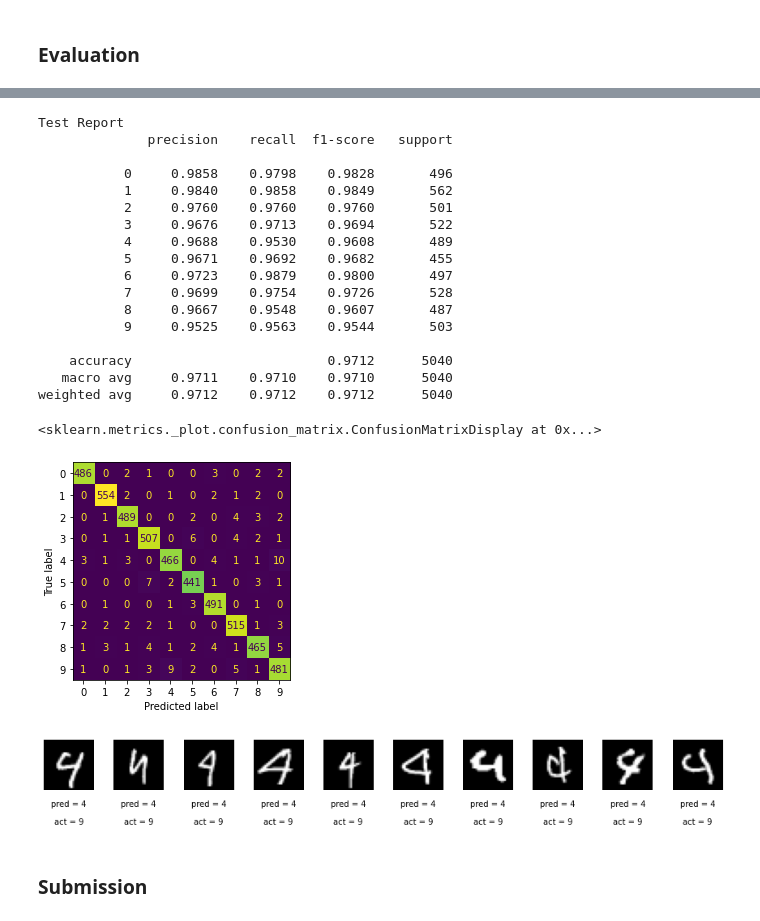
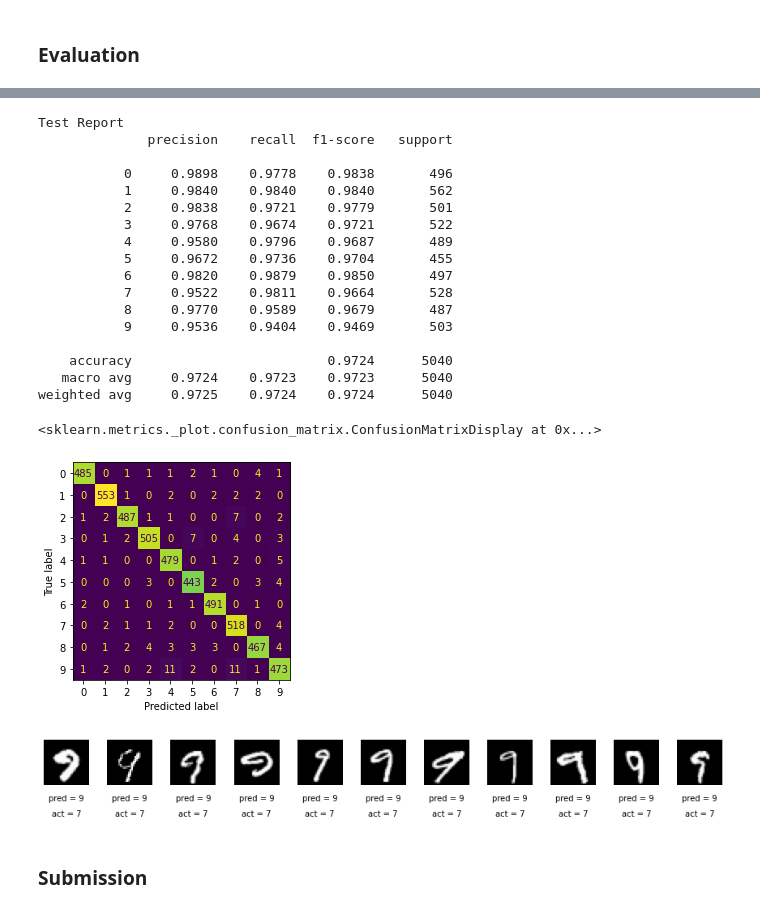
Before and after one commit to roma-glushko/kaggle-digit-recognizer, a Jupyter notebook: index.ipynb, the cells around one changed output, grey strips where cells are left out. Saved outputs shown, nothing was run; the diff lists cells and outputs as text; code cells hidden in the pictures.

```diff
--- a/index.ipynb
+++ b/index.ipynb
@@ -141,15 +141,19 @@ y_test = to_categorical(y_test, NUM_CLASSES)
 # %%
 input_layer = Input((784))
 
-x = Flatten()(input_layer)
+#x = Reshape((28, 28, 1))(input_layer)
+#x = Conv2D(filters=10, kernel_size=(2, 2), strides=1, padding='same')(x)
+#x = Flatten()(x)
 
-x = Dense(200, activation='relu')(x)
+x = Dense(200)(input_layer)
+x = BatchNormalization()(x)
+x = ReLU()(x)
 x = Dropout(0.2)(x)
+
+x = Dense(150)(x)
 x = BatchNormalization()(x)
-
-x = Dense(150, activation='relu')(x)
+x = ReLU()(x)
 x = Dropout(0.2)(x)
-x = BatchNormalization()(x)
 
 output_layer = Dense(NUM_CLASSES, activation = 'softmax')(x)
 
@@ -273,40 +289,40 @@ print(classification_report(y_test_true, y_test_pred, digits=4))
 Test Report
               precision    recall  f1-score   support
 
-           0     0.9858    0.9798    0.9828       496
-           1     0.9840    0.9858    0.9849       562
-           2     0.9760    0.9760    0.9760       501
-           3     0.9676    0.9713    0.9694       522
-           4     0.9688    0.9530    0.9608       489
-           5     0.9671    0.9692    0.9682       455
-           6     0.9723    0.9879    0.9800       497
-           7     0.9699    0.9754    0.9726       528
-           8     0.9667    0.9548    0.9607       487
-           9     0.9525    0.9563    0.9544       503
+           0     0.9898    0.9778    0.9838       496
+           1     0.9840    0.9840    0.9840       562
+           2     0.9838    0.9721    0.9779       501
+           3     0.9768    0.9674    0.9721       522
+           4     0.9580    0.9796    0.9687       489
+           5     0.9672    0.9736    0.9704       455
+           6     0.9820    0.9879    0.9850       497
+           7     0.9522    0.9811    0.9664       528
+           8     0.9770    0.9589    0.9679       487
+           9     0.9536    0.9404    0.9469       503
 
-    accuracy                         0.9712      5040
-   macro avg     0.9711    0.9710    0.9710      5040
-weighted avg     0.9712    0.9712    0.9712      5040
+    accuracy                         0.9724      5040
+   macro avg     0.9724    0.9723    0.9723      5040
+weighted avg     0.9725    0.9724    0.9724      5040
 # %%
 plot_confusion_matrix_by_predictions(y_test_true, y_test_pred)
 # %% [output]
 <sklearn.metrics._plot.confusion_matrix.ConfusionMatrixDisplay at 0x...>
-[figure, old version]
+[figure, new version]
 # %%
-missclass_label_indices = [idx for idx, (label_true, label_pred) in enumerate(zip(y_test_true, y_test_pred)) if label_true == 4 and label_pred == 9]
+missclass_label_indices = [idx for idx, (label_true, label_pred) in enumerate(zip(y_test_true, y_test_pred)) if label_true == 9 and label_pred == 7]
 missclass_len = len(missclass_label_indices)
 
 fig = plt.figure(figsize=(15, 3))
 fig.subplots_adjust(hspace=0.4, wspace=0.4)
 
 for i, idx in enumerate(missclass_label_indices):
     ax = fig.add_subplot(1, missclass_len, i + 1)
     ax.axis('off')
     ax.text(0.5, -0.35, 'pred = ' + str(y_test_true[idx]), fontsize=10, ha='center', transform=ax.transAxes)
     ax.text(0.5, -0.7, 'act = ' + str(y_test_pred[idx]), fontsize=10, ha='center', transform=ax.transAxes)
     ax.imshow(np.reshape(X_test.values[idx], (28, 28)), cmap='gray')
 # %% [output]
-[figure, old version]
+[figure, new version]
 # %% [markdown]
 ### Submission
 # %%
```
Also changed, not shown: parts of 6 cells of this notebook.
